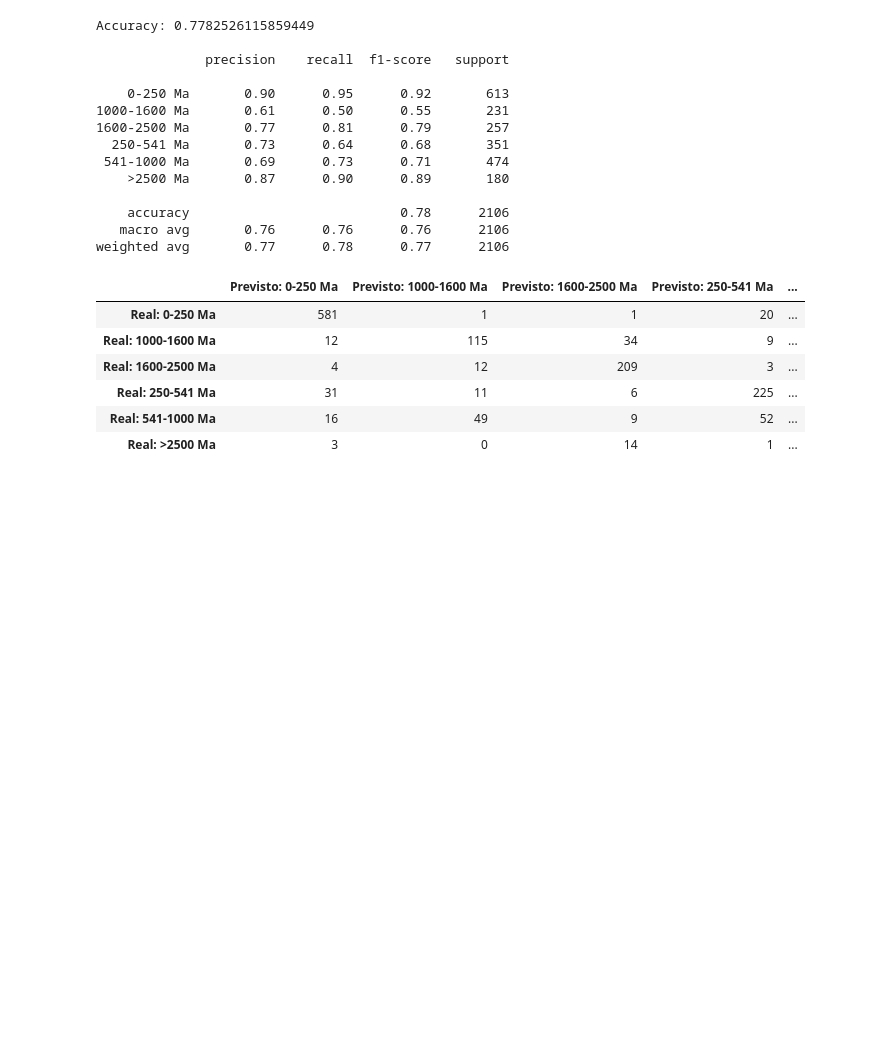
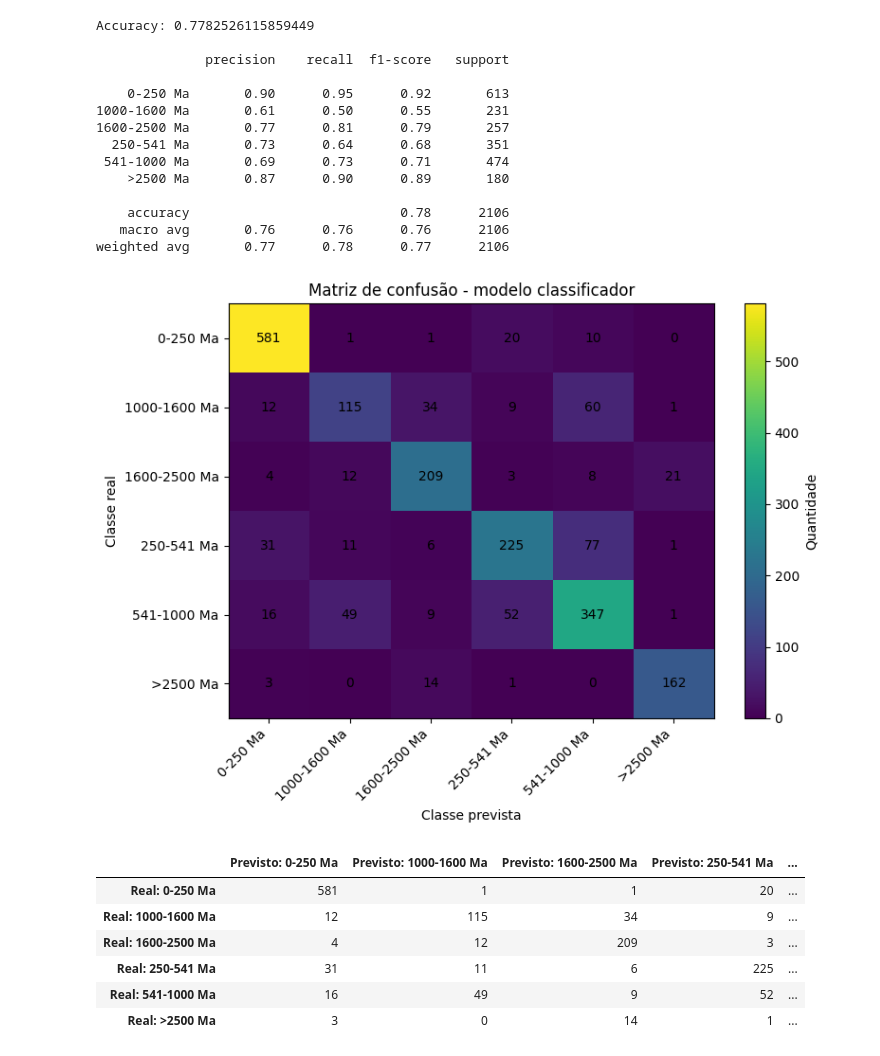
Before and after one commit to JCss156/zircon-age-prediction, a Jupyter notebook: notebooks/02_geochemical_age_classification.ipynb, the cells around one changed output. Cells and saved outputs as stored; diff of their text form; code cells hidden in the pictures; blank space fills up the shorter version.

Commit message:
implemented confusion matrix

```diff
--- a/notebooks/02_geochemical_age_classification.ipynb
+++ b/notebooks/02_geochemical_age_classification.ipynb
@@ -10,6 +10,9 @@ from sklearn.pipeline import Pipeline
 from sklearn.preprocessing import StandardScaler
 from sklearn.compose import ColumnTransformer
 # %%
+data_path = "2021-10-FWQ7DT_Martin_data.csv"
+description_path = "2021-12_FWQ7DT_Martin_Data-Description.xlsx"
+
 df = pd.read_csv(
     data_path,
     encoding="latin1",
@@ -321,7 +324,7 @@ from sklearn.ensemble import RandomForestClassifier
 from sklearn.metrics import classification_report, confusion_matrix, accuracy_score
 import pandas as pd
 
-X_train, X_test, y_train, y_test = train_test_split(
+X_train_cls, X_test_cls, y_train_cls, y_test_cls = train_test_split(
     X,
     y,
     test_size=0.2,
@@ -339,13 +342,13 @@ model = Pipeline(steps=[
     ))
 ])
 
-model.fit(X_train, y_train)
+model.fit(X_train_cls, y_train_cls)
 
-y_pred = model.predict(X_test)
+y_pred_cls = model.predict(X_test_cls)
 
-print("Accuracy:", accuracy_score(y_test, y_pred))
+print("Accuracy:", accuracy_score(y_test_cls, y_pred_cls))
 print()
-print(classification_report(y_test, y_pred))
+print(classification_report(y_test_cls, y_pred_cls))
 # %% [output]
 Accuracy: 0.7782526115859449
 
@@ -361,6 +364,38 @@ Accuracy: 0.7782526115859449
     accuracy                           0.78      2106
    macro avg       0.76      0.76      0.76      2106
 weighted avg       0.77      0.78      0.77      2106
+# %%
+from sklearn.metrics import confusion_matrix
+import pandas as pd
+import matplotlib.pyplot as plt
+
+classes = model.named_steps["classifier"].classes_
+
+cm = confusion_matrix(y_test_cls, y_pred_cls, labels=classes)
+
+cm_df = pd.DataFrame(
+    cm,
+    index=[f"Real: {c}" for c in classes],
+    columns=[f"Previsto: {c}" for c in classes]
+)
+
+plt.figure(figsize=(8, 6))
+plt.imshow(cm_df, aspect="auto")
+plt.xticks(range(len(classes)), classes, rotation=45, ha="right")
+plt.yticks(range(len(classes)), classes)
+plt.xlabel("Classe prevista")
+plt.ylabel("Classe real")
+plt.title("Matriz de confusão - modelo classificador")
+plt.colorbar(label="Quantidade")
+
+for i in range(len(classes)):
+    for j in range(len(classes)):
+        plt.text(j, i, cm[i, j], ha="center", va="center")
+
+plt.tight_layout()
+plt.show()
+# %% [output]
+[figure, added]
 # %%
 classes = model.named_steps["classifier"].classes_
 
```
Also changed, not shown: parts of 1 cell of this notebook.
